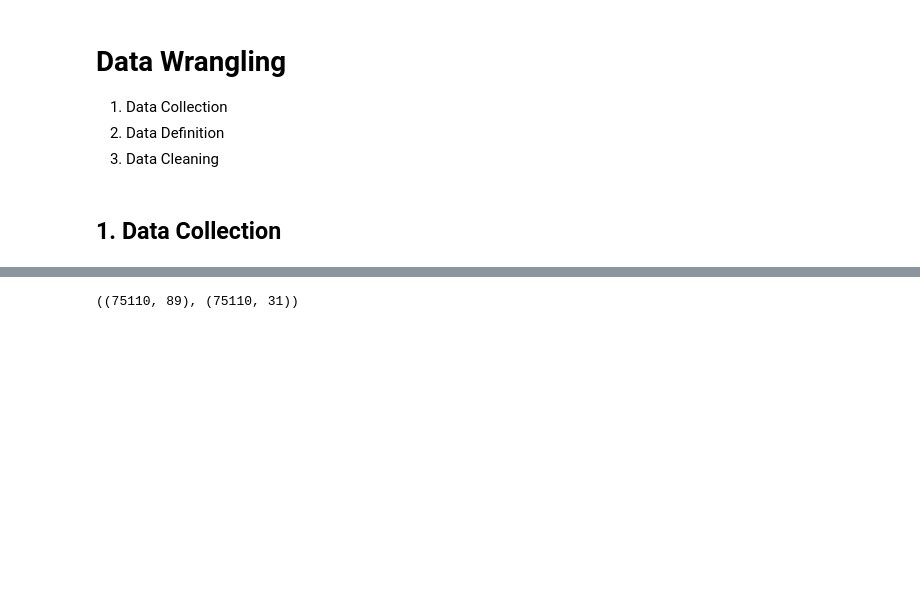
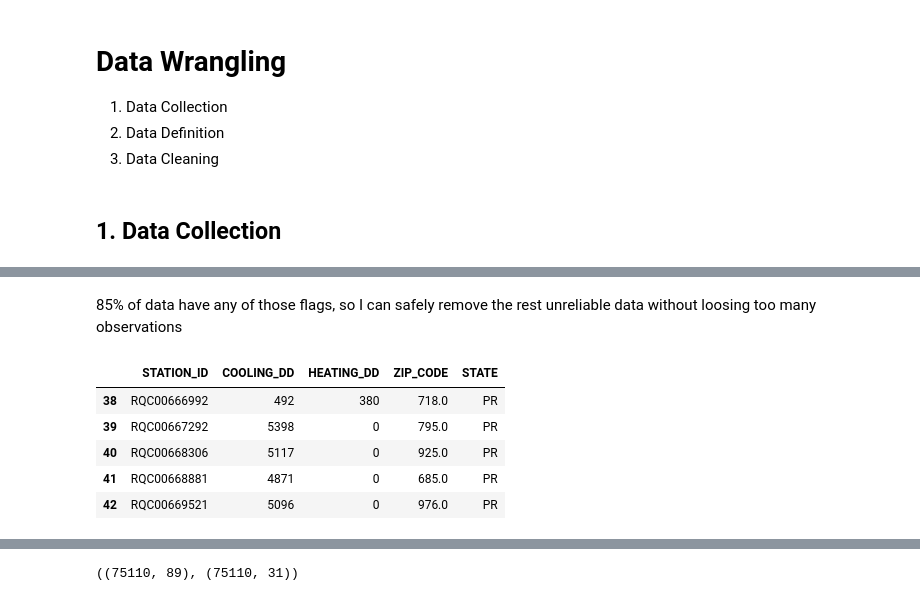
Before and after one commit to jvrnuno/Capstone-2, a Jupyter notebook: notebooks/1.1_JNT_Data_Collection.ipynb, the cells around one changed output, grey strips where cells are left out. Cells and saved outputs as stored; diff of their text form; code cells hidden in the pictures; blank space fills up the shorter version.

```diff
--- a/notebooks/1.1_JNT_Data_Collection.ipynb
+++ b/notebooks/1.1_JNT_Data_Collection.ipynb
@@ -21,0 +94,8 @@ project_df = pd.read_csv(project_file, index_col=None, low_memory=False)
+# %%
+# Add zip codes to climate data
+
+climate_df = climate_df.merge(zip_codes_df, how='left', on='ZIP_CODE')
+# %%
+# Remove all null entries (Given the limited amount of null observations)
+
+climate_df.dropna(axis=0, inplace=True)
@@ -21,0 +133,8 @@ project_df = pd.read_csv(project_file, index_col=None, low_memory=False)
+# %% [markdown]
+85% of data have any of those flags, so I can safely remove the rest unreliable data without loosing too many observations
+# %%
+# Keep entries ending with C, S or R
+
+climate_df = climate_df[climate_df.COOLING_DD.str.endswith('C') |
+                        climate_df.COOLING_DD.str.endswith('S') |
+                        climate_df.COOLING_DD.str.endswith('R')]
@@ -21,0 +158,11 @@ project_df = pd.read_csv(project_file, index_col=None, low_memory=False)
+# %%
+# Check for df formatting
+
+climate_df.head()
+# %% [output]
+|  | STATION_ID | COOLING_DD | HEATING_DD | ZIP_CODE | STATE |
+| 38 | RQC00666992 | 492 | 380 | 718.0 | PR |
+| 39 | RQC00667292 | 5398 | 0 | 795.0 | PR |
+| 40 | RQC00668306 | 5117 | 0 | 925.0 | PR |
+| 41 | RQC00668881 | 4871 | 0 | 685.0 | PR |
+| 42 | RQC00669521 | 5096 | 0 | 976.0 | PR |
```
Also changed, not shown: parts of 29 cells of this notebook.
